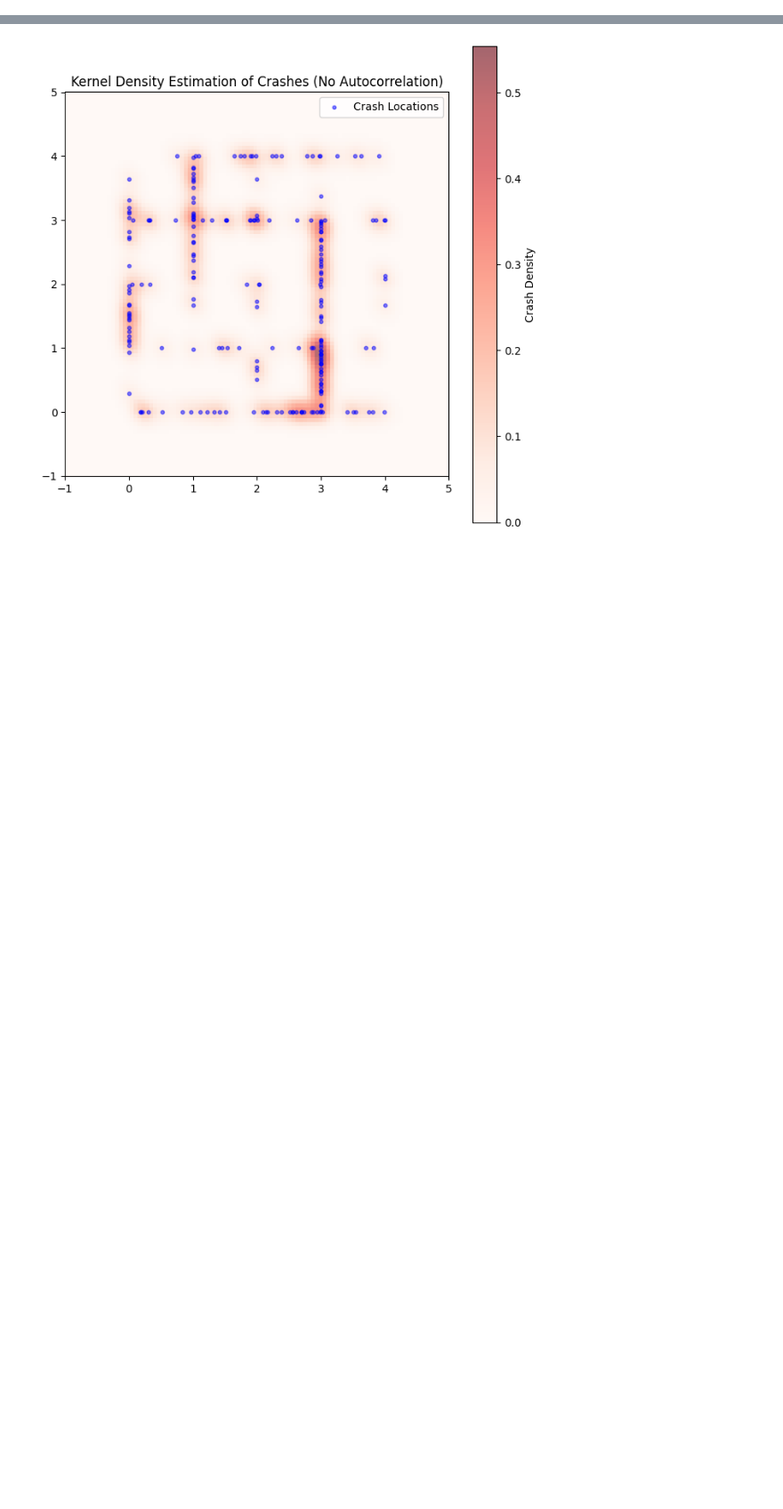
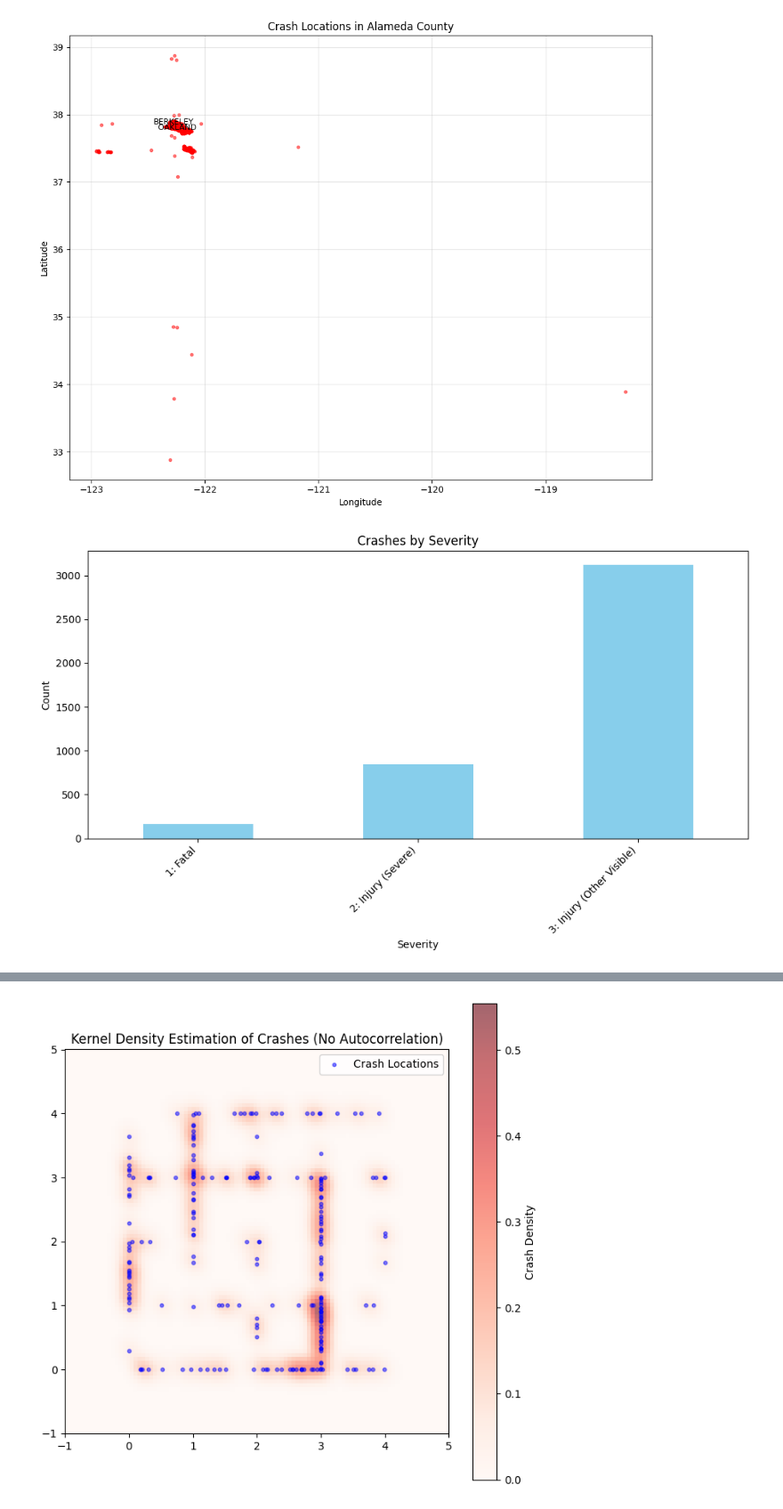
Before and after one commit to achsit/CE265_Assignments, a Jupyter notebook: Assignment_4/Clustering_edit.ipynb, the cells around one changed output, grey strips where cells are left out. Shown: that part at 89% size. Drawn from its saved outputs; the diff is of its cells as text; code cells hidden in the pictures; blank space fills up the shorter version.

```diff
--- a/Assignment_4/Clustering_edit.ipynb
+++ b/Assignment_4/Clustering_edit.ipynb
@@ -111,0 +6,19 @@ display(crash_data)
+# %%
+import pandas as pd
+import numpy as np
+import matplotlib.pyplot as plt
+
+# Read the CSV file
+file_path = 'Crashes.csv'
+# Read with strip whitespace from column names
+df = pd.read_csv(file_path, skipinitialspace=True)
+
+# Clean column names by stripping extra whitespace
+df.columns = df.columns.str.strip()
+
+# Display basic information
+print(f"Dataset shape: {df.shape}")
+print(f"Number of crashes: {len(df)}")
+
+# Display the first few rows
+df.head()
@@ -111,0 +85,41 @@ display(crash_data)
+# %%
+# Visualize crash locations
+plt.figure(figsize=(10, 8))
+plt.scatter(df_valid['LONGITUDE'], df_valid['LATITUDE'], c='red', alpha=0.5, s=10)
+plt.title('Crash Locations in Alameda County')
+plt.xlabel('Longitude')
+plt.ylabel('Latitude')
+plt.grid(True, alpha=0.3)
+
+# Add city labels for reference
+cities = df_valid.groupby('CITY')[['LONGITUDE', 'LATITUDE']].mean()
+for city, (lon, lat) in cities.iterrows():
+    plt.annotate(city, (lon, lat), fontsize=9, ha='center')
+
+plt.tight_layout()
+plt.show()
+
+# Count crashes by severity
+severity_counts = df_valid['COLLISION_SEVERITY'].value_counts().sort_index()
+severity_labels = {
+    1: 'Fatal',
+    2: 'Injury (Severe)',
+    3: 'Injury (Other Visible)',
+    4: 'Injury (Complaint of Pain)',
+    0: 'Property Damage Only'
+}
+
+# Map numeric values to descriptive labels
+severity_counts.index = severity_counts.index.map(lambda x: f"{x}: {severity_labels.get(x, 'Unknown')}")
+
+plt.figure(figsize=(10, 6))
+severity_counts.plot(kind='bar', color='skyblue')
+plt.title('Crashes by Severity')
+plt.xlabel('Severity')
+plt.ylabel('Count')
+plt.xticks(rotation=45, ha='right')
+plt.tight_layout()
+plt.show()
+# %% [output]
+[figure, added]
+[figure, added]
```
Also changed, not shown: parts of 8 cells of this notebook, 1 other file.
